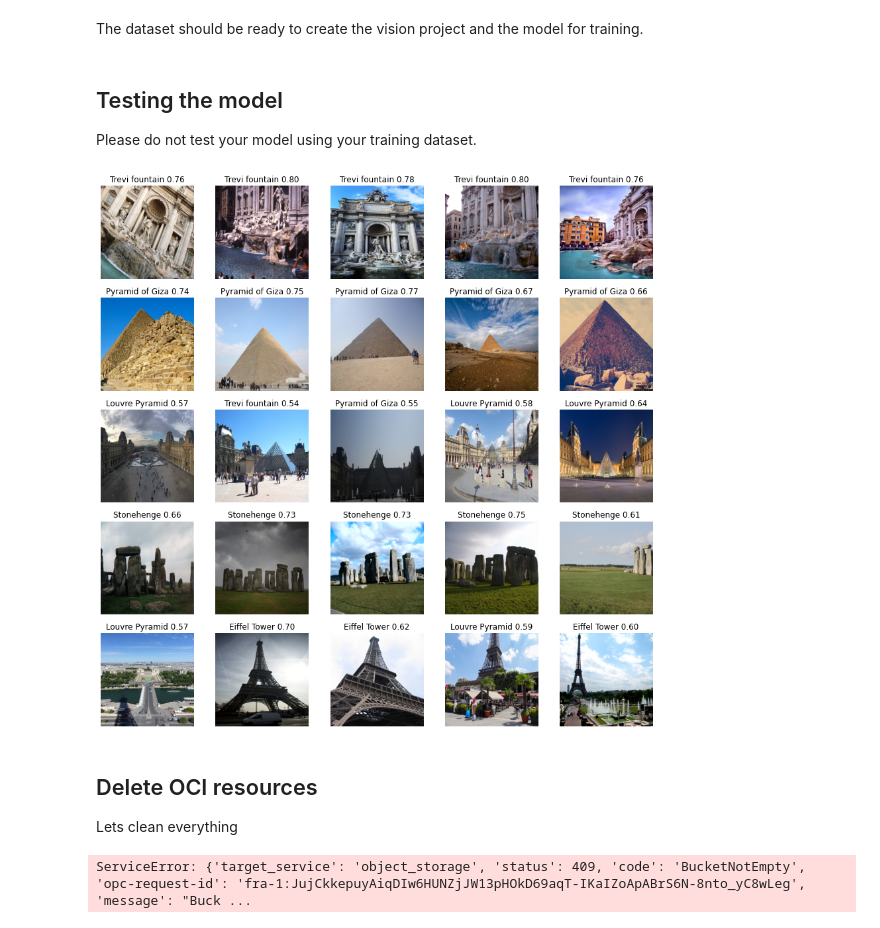
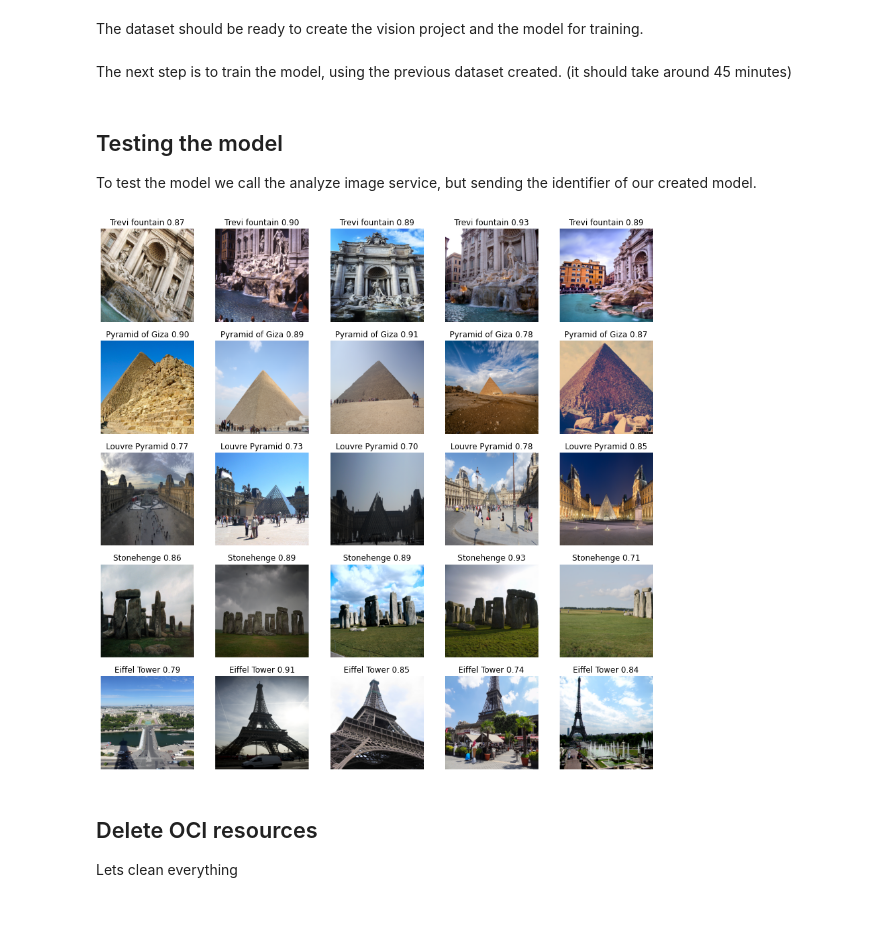
Before and after one commit to carlgira/oci-image-classification, a Jupyter notebook: notebook.ipynb, the cells around one changed output. Drawn from its saved outputs; the diff is of its cells as text; code cells hidden in the pictures.

```diff
--- a/notebook.ipynb
+++ b/notebook.ipynb
@@ -116,5 +121,8 @@ We have to check that we have real images (make sure the content-type is correct
 # %%
-if not os.path.exists(images_dir):
+if not os.path.exists(dataset_file):
+    count_deleted_by_size = 0
+    count_deleted_by_mime = 0
+    count_deleted_by_filter = 0
     dict_dataset = []
     for landmark_id in os.listdir(images_dir):
         files = []
@@ -129,16 +137,18 @@ if not os.path.exists(images_dir):
                 if mt[0] not in ['image/jpeg', 'image/png']:
                     os.remove(image_path)
                     flag_deleted = True
-                    print(image_path, "Deleted because image is not in content-type list: ", content_type)
+                    count_deleted_by_filter += 1
             else:
                 os.remove(image_path)
                 flag_deleted = True
-                print(image_path, "Deleted by not supported content-type")
+                count_deleted_by_mime += 1
+
 
             if not flag_deleted and os.stat(image_path).st_size / (1024 * 1024) > 5.9:
                 os.remove(image_path)
                 flag_deleted = True
-                print(image_path, "Deleted because file was bigger than 6 MB")
+                count_deleted_by_size += 1
+
 
 
             if not flag_deleted:
@@ -152,6 +162,12 @@ if not os.path.exists(images_dir):
 
     dataset = pd.DataFrame(dict_dataset)
     dataset.set_index('landmark_id', inplace=True)
-    dataset.to_csv('dataset.csv')
+    dataset.to_csv(dataset_file)
+
+
+    print("Deleted because image is not in content-type list: ", count_deleted_by_filter)
+    print("Deleted by not supported content-type:", count_deleted_by_mime)
+    print("Deleted because file was bigger than 6 MB:", count_deleted_by_size)
+
 else:
-    dataset = pd.read_csv('dataset.csv', index_col='landmark_id')
+    dataset = pd.read_csv(dataset_file, index_col='landmark_id')
@@ -313,6 +329,5 @@ create_dataset_details = CreateDatasetDetails(display_name=DATASET_NAME, descrip
                                               dataset_format_details=dataset_format_details,
                                               initial_record_generation_configuration=initial_record_generation_configuration)
 
-#data_label_response = data_labeling_management_client.create_dataset(create_dataset_details=create_dataset_details)
-data_label_response = data_labeling_composite_ops.create_dataset_and_wait_for_state(create_dataset_details=create_dataset_details)
-dataset_ocid = data_label_response.data.id
+data_label_response = data_labeling_composite_ops.create_dataset_and_wait_for_state(create_dataset_details=create_dataset_details, wait_for_states=['SUCCEEDED', 'FAILED'])
+dataset_ocid = data_label_response.data.resources[0].identifier
@@ -397,8 +410,10 @@ ai_vision_composite_ops = AIServiceVisionClientCompositeOperations(ai_vision_cli
 
 create_project_details = CreateProjectDetails(display_name=VISION_PROJECT_NAME, compartment_id=COMPARMENT_OCID)
 
-#project_response = ai_vision_client.create_project(create_project_details)
-#project_id = project_response.data.id
+project_response = ai_vision_client.create_project(create_project_details)
+project_id = project_response.data.id
+# %% [markdown]
+The next step is to train the model, using the previous dataset created. (it should take around 45 minutes)
 # %%
 
 training_dataset = DataScienceLabelingDataset(dataset_id=dataset_ocid, dataset_type='DATA_SCIENCE_LABELING')
@@ -407,56 +422,45 @@ create_model_details = CreateModelDetails(display_name=VISION_MODEL_NAME, projec
     training_dataset=training_dataset, max_training_duration_in_hours=0.5, model_type='IMAGE_CLASSIFICATION')
 
 
-model_response = ai_vision_composite_ops.create_model_and_wait_for_state(create_model_details, wait_for_states=['SUCCEEDED', 'FAILED'])
+model_response = ai_vision_client.create_model(create_model_details)
+model_id = model_response.data.id
-# %% [markdown]
-## Testing the model
-Please do not test your model using your training dataset.
+# %% [markdown]
+## Testing the model
+To test the model we call the analyze image service, but sending the identifier of our created model.
 # %%
 import base64
 from oci.ai_vision.models import AnalyzeImageDetails, ImageClassificationFeature, InlineImageDetails
 
 def analize_image(image_path, model_id):
 
     with open(image_path, "rb") as image_file:
         image_encoded = base64.b64encode(image_file.read())
 
     image_details = InlineImageDetails()
     image_details.data = image_encoded.decode('utf-8')
 
     image_text_detection_feature = ImageClassificationFeature(model_id=model_id)
     analyze_image_details = AnalyzeImageDetails(image=image_details, features=[image_text_detection_feature])
 
     analysis_response = ai_vision_client.analyze_image(analyze_image_details=analyze_image_details)
 
     return analysis_response.data
 
 
 rows = len(labels.keys())
 cols = 5
 
 fig, axes = plt.subplots(nrows=rows, ncols=cols, figsize=(15,15))
 
 for i, (index, row) in enumerate(dataset.iterrows()):
     images = row.images.split(' ')
     for j, img in enumerate(images[:cols]):
-        analysis_response = analize_image(img, 'ocid1.aivisionmodel.oc1.eu-frankfurt-1.amaaaaaaqtij3maaxmcowrowfajqoyu4thu364stusc5lwxgc5huvwsfvira').labels[0]
+        analysis_response = analize_image(img, model_id).labels[0]
         axes[i, j].imshow(img_reshape(img))
         axes[i, j].set_axis_off()
         axes[i, j].set_title(labels[analysis_response.name] + ' ' + '%.2f' % analysis_response.confidence)
 # %% [output]
-[figure, old version]
+[figure, new version]
 # %% [markdown]
 ## Delete OCI resources
 Lets clean everything
-# %%
-model_id='ocid1.aivisionmodel.oc1.eu-frankfurt-1.amaaaaaaqtij3maaxmcowrowfajqoyu4thu364stusc5lwxgc5huvwsfvira'
-project_id ='ocid1.aivisionproject.oc1.eu-frankfurt-1.amaaaaaaqtij3maadl4uz2byenpvnkhf23vtyw4573puiulr6yhphywdjlga'
-dataset_ocid='ocid1.datalabelingdataset.oc1.eu-frankfurt-1.amaaaaaaqtij3maa5o7k3fwjt5cqwsvdqr57eqggvasns4on23ydwjsfsewq'
-
-ai_vision_composite_ops.delete_model_and_wait_for_state(model_id=model_id, wait_for_states=['SUCCEEDED', 'FAILED'])
-
-ai_vision_composite_ops.delete_project_and_wait_for_state(project_id=project_id, wait_for_states=['SUCCEEDED', 'FAILED'])
-
-data_labeling_composite_ops.delete_dataset_and_wait_for_state(dataset_id=dataset_ocid, wait_for_states=['SUCCEEDED', 'FAILED'])
-# %% [output]
-ServiceError: {'target_service': 'object_storage', 'status': 409, 'code': 'BucketNotEmpty', 'opc-request-id': 'fra-1:JujCkkepuyAiqDIw6HUNZjJW13pHOkD69aqT-IKaIZoApABrS6N-8nto_yC8wLeg', 'message': "Buck ...
```
Also changed, not shown: parts of 23 cells of this notebook, 2 other files.
